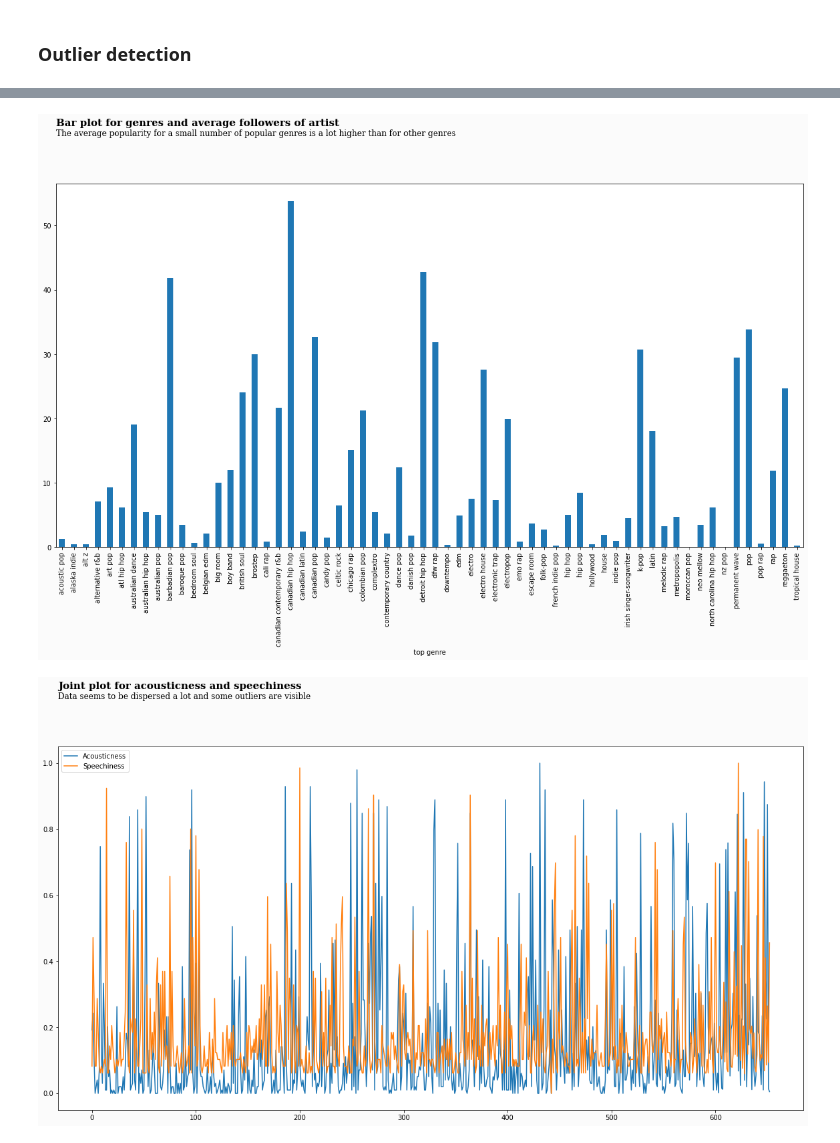
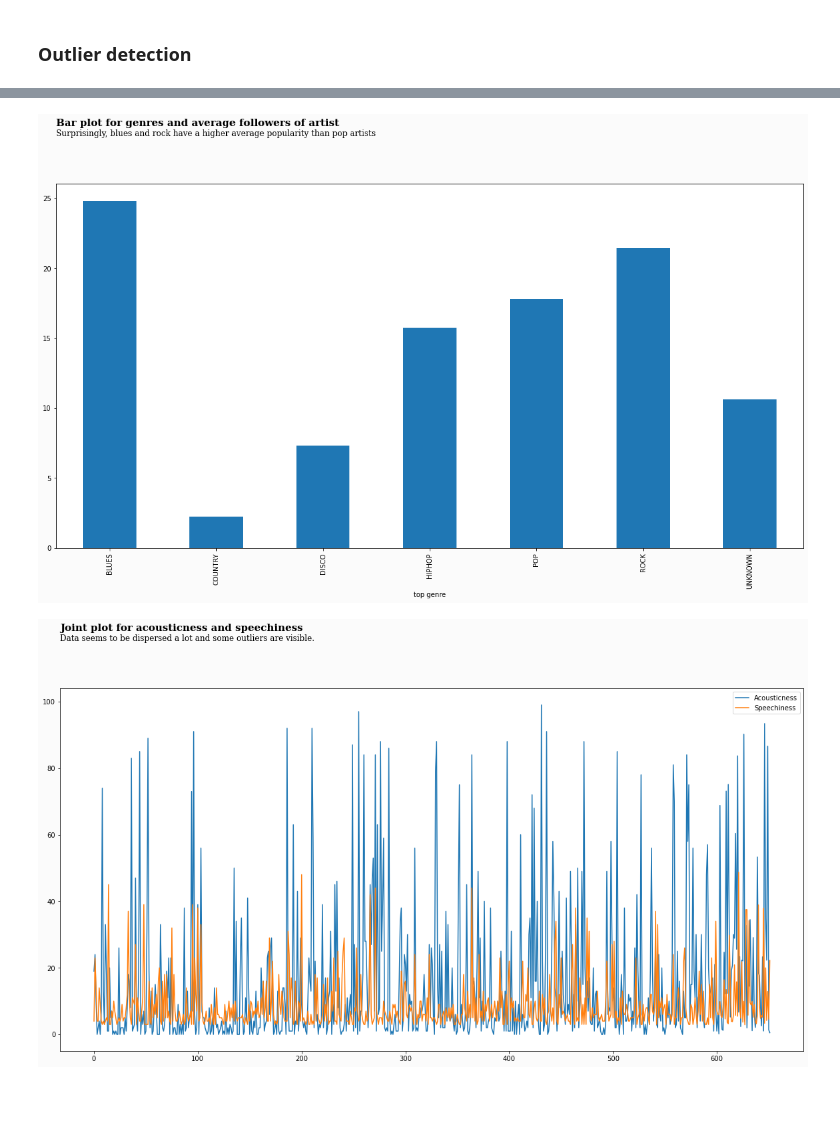
Before and after one commit to MilenaTrajanoska/spotify_top_tracks_analysis, a Jupyter notebook: eda_and_data_preprocessing/eda_spotify_top_tracks.ipynb, the cells around one changed output, grey strips where cells are left out. Cells and saved outputs as stored; diff of their text form; code cells hidden in the pictures; blank space fills up the shorter version.

Commit message:
Updated preprocessing and eda scripts
Rerun preprocessing scripts. Added additional visualizations to eda notebook. Corrected values in data sets that were expressed with different measures.

```diff
--- a/eda_and_data_preprocessing/eda_spotify_top_tracks.ipynb
+++ b/eda_and_data_preprocessing/eda_spotify_top_tracks.ipynb
@@ -381,0 +396,6 @@ for i, feature in enumerate(['followers','artist_popularity', 'track_popularity'
+# %%
+data_all_genres.loc[data_all_genres.year == 2020, "valence"] = data_all_genres.loc[data_all_genres.year == 2020, "valence"]*100
+# %%
+data_all_genres.loc[data_all_genres.year == 2020, "acousticness"] = data_all_genres.loc[data_all_genres.year == 2020, "acousticness"]*100
+# %%
+data_all_genres.loc[data_all_genres.year == 2020, "speechiness"] = data_all_genres.loc[data_all_genres.year == 2020, "speechiness"]*100
@@ -381,0 +478,3 @@ for i, feature in enumerate(['followers','artist_popularity', 'track_popularity'
+# %%
+data_all_genres.drop(442, inplace=True)
+data_all_genres.to_csv('../data/final_spotify_tracks.csv')
@@ -500,24 +615,24 @@ plt.show()
 # %%
 fig = plt.figure(figsize=(20, 10), facecolor="#fbfbfb")
 fig.text(0.125,1.0,'Bar plot for genres and average followers of artist', fontfamily='serif',fontsize=15, fontweight='bold')
-fig.text(0.125,0.98,'The average popularity for a small number of popular genres is a lot higher than for other genres',fontfamily='serif',fontsize=12)
+fig.text(0.125,0.98,'Surprisingly, blues and rock have a higher average popularity than pop artists',fontfamily='serif',fontsize=12)
 
-read.groupby('top genre')['followers'].mean().plot.bar(ax=plt.gca())
+data_all_genres.groupby('top genre')['followers'].mean().plot.bar(ax=plt.gca())
 plt.xticks(rotation=90)
 plt.show()
 # %% [output]
-[figure, old version]
+[figure, new version]
 # %%
 fig = plt.figure(figsize=(20, 10), facecolor="#fbfbfb")
 fig.text(0.125,1.0,'Joint plot for acousticness and speechiness', fontfamily='serif',fontsize=15, fontweight='bold')
 fig.text(0.125,0.98,'Data seems to be dispersed a lot and some outliers are visible. ',fontfamily='serif',fontsize=12)
 
-plt.plot(data['acousticness'], label='Acousticness')
-plt.plot(data['speechiness'], label = 'Speechiness')
+plt.plot(data['acousticness'].values, label='Acousticness')
+plt.plot(data['speechiness'].values, label = 'Speechiness')
 plt.legend()
 plt.show()
 # %% [output]
-[figure, old version]
+[figure, new version]
 # %%
 fig = plt.figure(figsize=(20, 10), facecolor="#fbfbfb")
 fig.text(0.125,1.0,'Plot for univariate outlier visualization for followers attribute', fontfamily='serif',fontsize=15, fontweight='bold')
```
Also changed, not shown: parts of 81 cells of this notebook, 5 other files.
